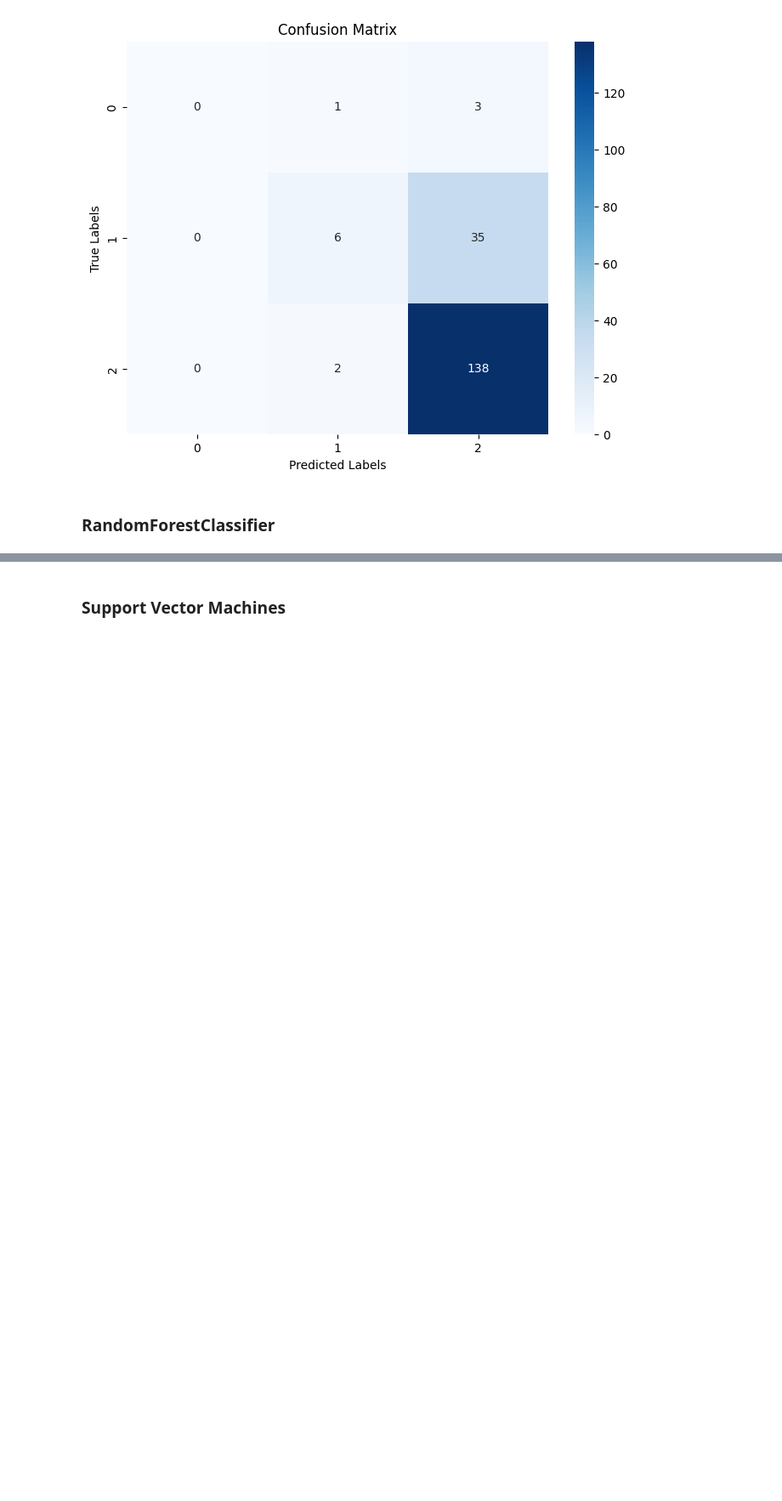
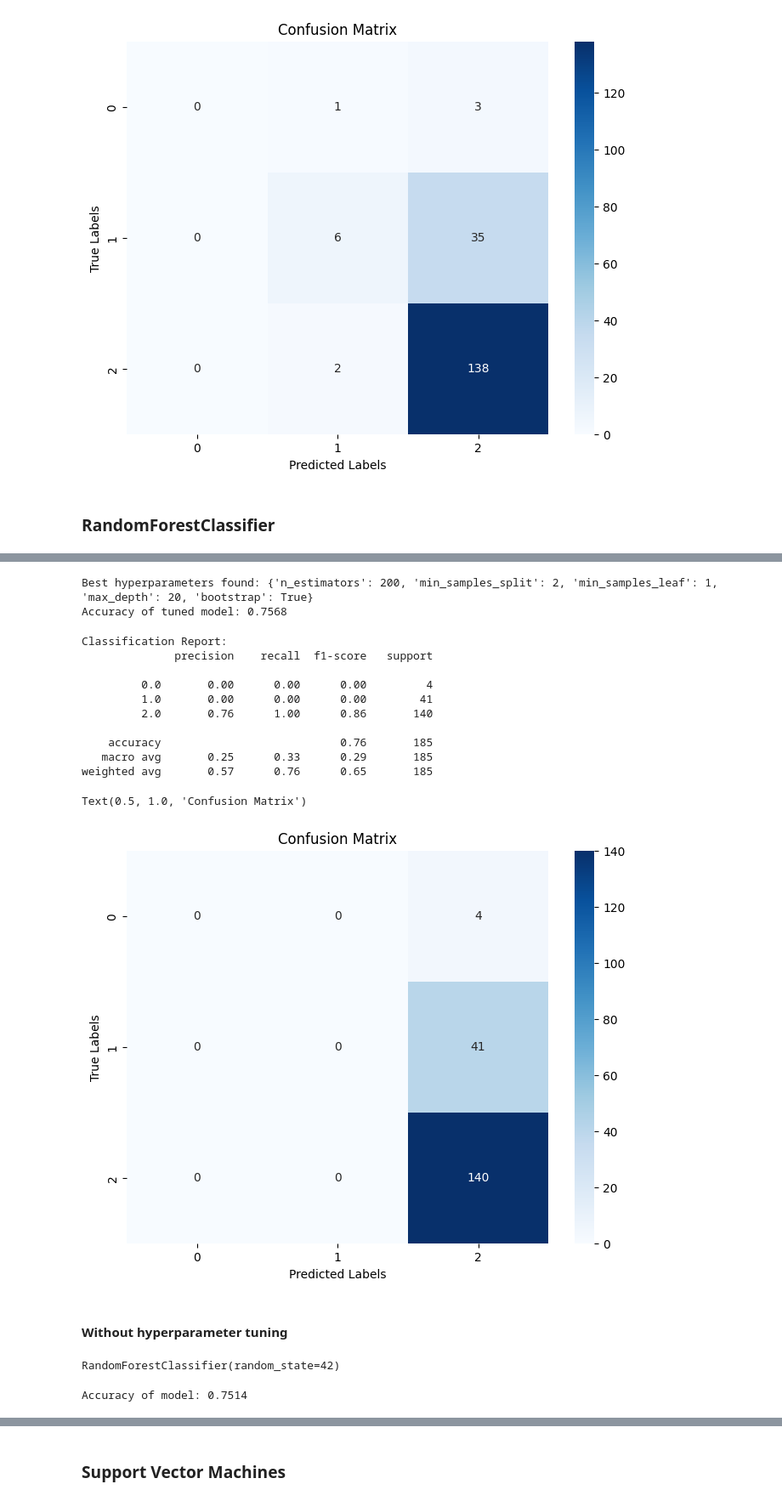
Before and after one commit to soham-b-github/Rhythms-of-the-Mind, a Jupyter notebook: notebook-bbmlp-term-project.ipynb, the cells around one changed output, grey strips where cells are left out. Shown at 85% size. Drawn from its saved outputs; the diff is of its cells as text; code cells hidden in the pictures; blank space fills up the shorter version.

```diff
--- a/notebook-bbmlp-term-project.ipynb
+++ b/notebook-bbmlp-term-project.ipynb
@@ -1038,0 +1119,65 @@ Text(0.5, 1.0, 'Confusion Matrix')
+# %%
+# Use the best model to make predictions
+y_pred = rand_search.best_estimator_.predict(X_test)
+
+# Get the best hyperparameters
+print("Best hyperparameters found:", rand_search.best_params_)
+
+# Evaluate the model
+from sklearn.metrics import accuracy_score
+print(f"Accuracy of tuned model: {accuracy_score(y_test, y_pred):.4f}")
+# %% [output]
+Best hyperparameters found: {'n_estimators': 200, 'min_samples_split': 2, 'min_samples_leaf': 1, 'max_depth': 20, 'bootstrap': True}
+Accuracy of tuned model: 0.7568
+# %%
+from sklearn.metrics import confusion_matrix, classification_report
+
+report = classification_report(y_test, y_pred)
+print("Classification Report:")
+print(report)
+
+
+cm = confusion_matrix(y_test, y_pred)
+
+# Create a heatmap for the confusion matrix
+plt.figure(figsize=(8, 6))
+sns.heatmap(cm, annot=True, fmt='d', cmap='Blues')
+
+# Add labels and title
+plt.xlabel('Predicted Labels')
+plt.ylabel('True Labels')
+plt.title('Confusion Matrix')
+# %% [output]
+Classification Report:
+              precision    recall  f1-score   support
+
+         0.0       0.00      0.00      0.00         4
+         1.0       0.00      0.00      0.00        41
+         2.0       0.76      1.00      0.86       140
+
+    accuracy                           0.76       185
+   macro avg       0.25      0.33      0.29       185
+weighted avg       0.57      0.76      0.65       185
+Text(0.5, 1.0, 'Confusion Matrix')
+[figure, added]
+# %% [markdown]
+#### Without hyperparameter tuning
+# %%
+from sklearn.ensemble import RandomForestClassifier
+
+# Instantiate the model
+rf = RandomForestClassifier(random_state=42)
+
+# Fit the model
+rf.fit(X_train, y_train)
+# %% [output]
+RandomForestClassifier(random_state=42)
+# %%
+# Use the best model to make predictions
+y_pred = rf.predict(X_test)
+
+# Evaluate the model
+from sklearn.metrics import accuracy_score
+print(f"Accuracy of model: {accuracy_score(y_test, y_pred):.4f}")
+# %% [output]
+Accuracy of model: 0.7514
```
Also changed, not shown: parts of 20 cells of this notebook.
